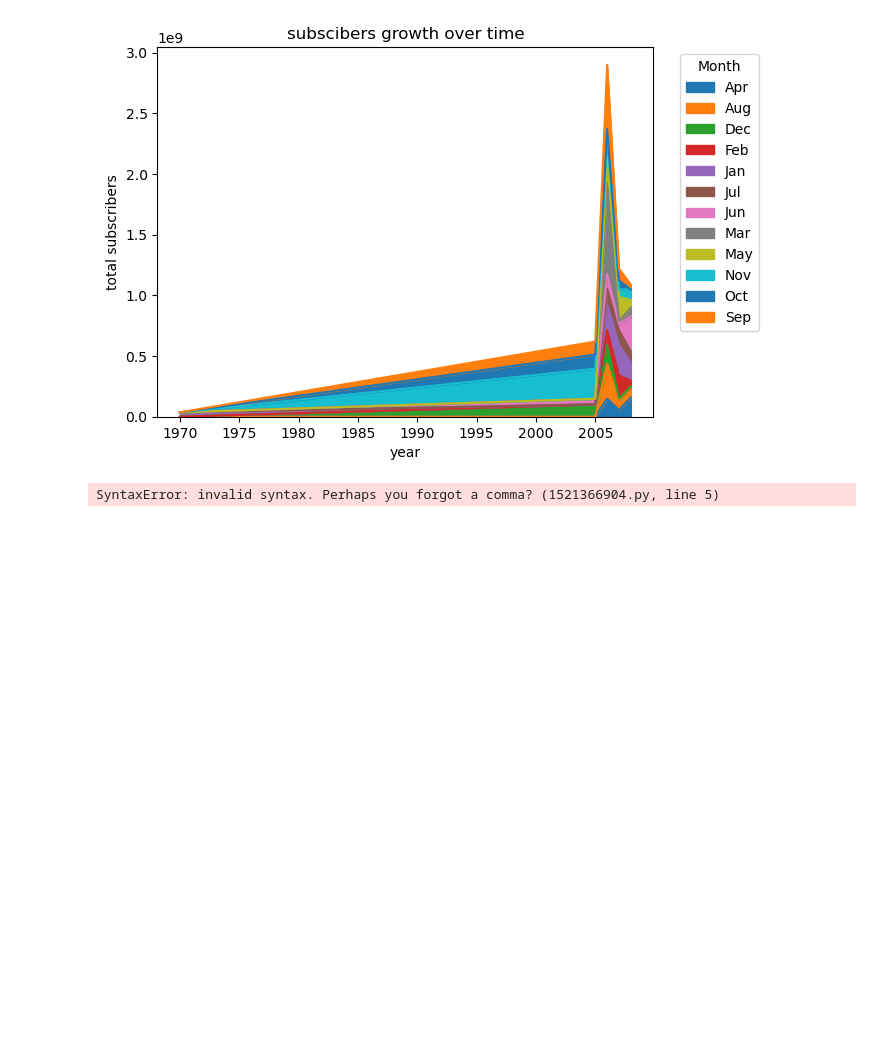
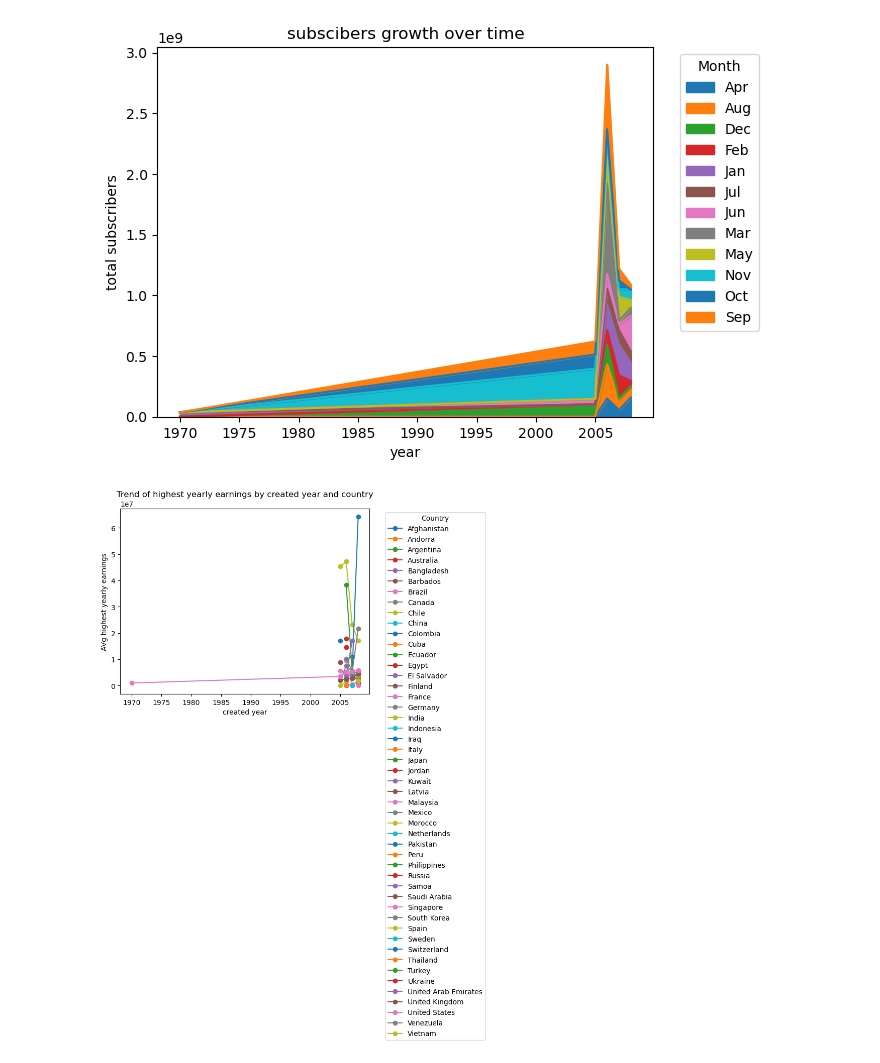
Before and after one commit to piyush6705/eda, a Jupyter notebook: youtubesub.ipynb, the cells around one changed output. Saved outputs shown, nothing was run; the diff lists cells and outputs as text; code cells hidden in the pictures; blank space fills up the shorter version.

```diff
--- a/Untitled.ipynb
+++ b/youtubesub.ipynb
@@ -400,9 +400,9 @@ plt.show()
 # %%
 df.groupby(['created_year','Country'])["highest_yearly_earnings"].mean().unstack().head().plot(kind='line',marker='o')
 plt.title("Trend of highest yearly earnings by created year and country")
 plt.xlabel("created year")
 plt.ylabel("AVg highest yearly earnings")
-plt.legend(title= "Country" ,bbox_to_anchor =(1.05,1) loc ="upper left")
+plt.legend(title="Country", bbox_to_anchor =(1.05,1), loc= 'upper left')
 plt.show()
 # %% [output]
-SyntaxError: invalid syntax. Perhaps you forgot a comma? (1521366904.py, line 5)
+[figure, added]
```
Also changed, not shown: 3 other files.
